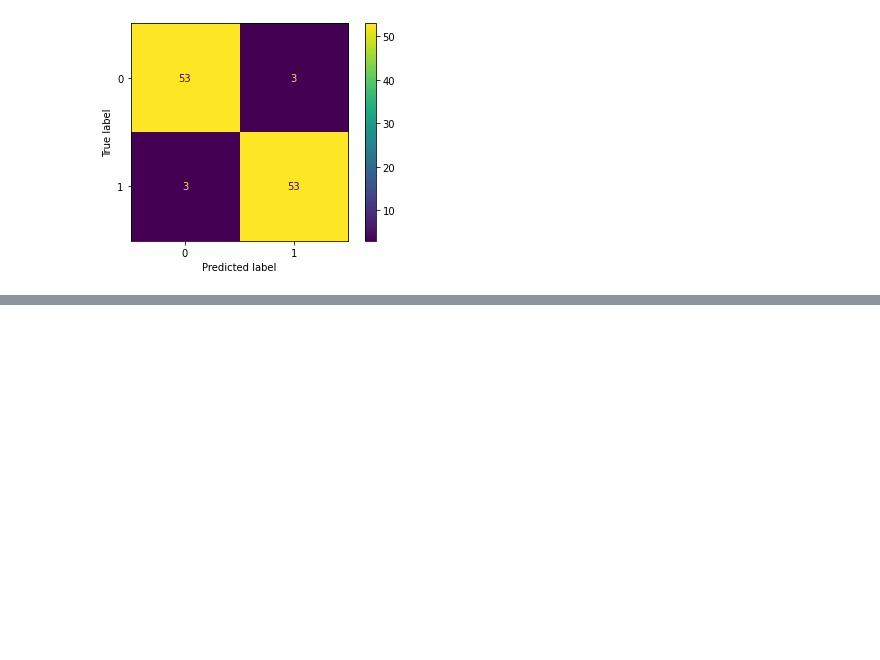
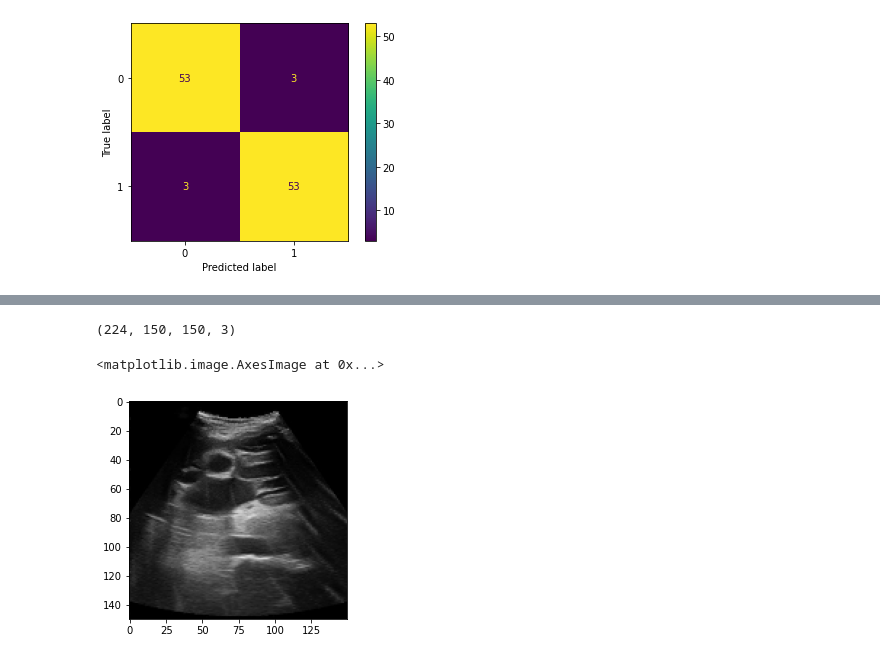
Before and after one commit to sulaiman-kagumire/MCS7204-Deep-Learning-Project, a Jupyter notebook: chest_opacity_classification.ipynb, the cells around one changed output, grey strips where cells are left out. Drawn from its saved outputs; the diff is of its cells as text; code cells hidden in the pictures; blank space fills up the shorter version.

```diff
--- a/chest_opacity_classification.ipynb
+++ b/chest_opacity_classification.ipynb
@@ -815,0 +486,3 @@ plot_confusion_matrix(cm=cm, classes=cm_plot_labels, title='Confusion Matrix')
+# %%
+directory ='/content/drive/MyDrive/deep_learning/dataset1/unknown_images/unknown_images/'
+image_name = os.listdir(directory)
@@ -815,0 +524,39 @@ plot_confusion_matrix(cm=cm, classes=cm_plot_labels, title='Confusion Matrix')
+# %%
+IMAGE_SIZE =(150, 150)
+
+def load_data():
+  directory ='/content/drive/MyDrive/deep_learning/dataset2/images'
+  images = []
+  output = []
+  image_name = []
+
+  for file in tqdm(os.listdir(directory), desc='LOADING DATASET2 IMAGES: '):
+    img_path = os.path.join(directory, file)
+    image_name.append(img_path.split("/")[-1])
+    image = cv2.imread(img_path,0)
+    image = cv2.cvtColor(image,cv2.COLOR_BGR2RGB)
+    # image = cv2.equalizeHist(image)
+    # image = cv2.medianBlur(image, 3)
+
+    # image = cv2.blur(image, (3,3), 0)
+    image = cv2.resize(image, IMAGE_SIZE)
+    image = np.array(image)
+    images.append(image)
+    # labels.append(label)
+  # images = np.array(images)
+  # labels =np.array(labels, dtype ='int32')
+  # image_name = np.array(image_name)
+  # output.append((images, image_name))
+  return images, image_name
+# %%
+dataset2, dataset2_names = load_data()
+# %%
+dataset2_images = np.array(dataset2)
+dataset2_images.shape
+# %% [output]
+(224, 150, 150, 3)
+# %%
+plt.imshow(dataset2_images[4])
+# %% [output]
+<matplotlib.image.AxesImage at 0x...>
+[figure, added]
```
Also changed, not shown: parts of 101 cells of this notebook.
